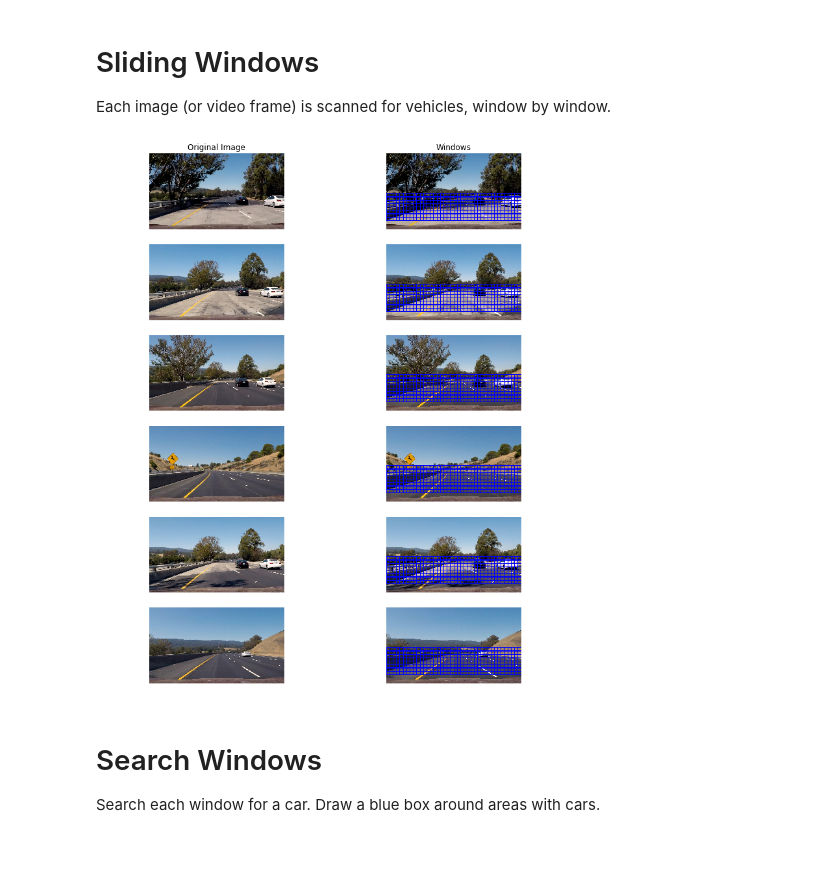
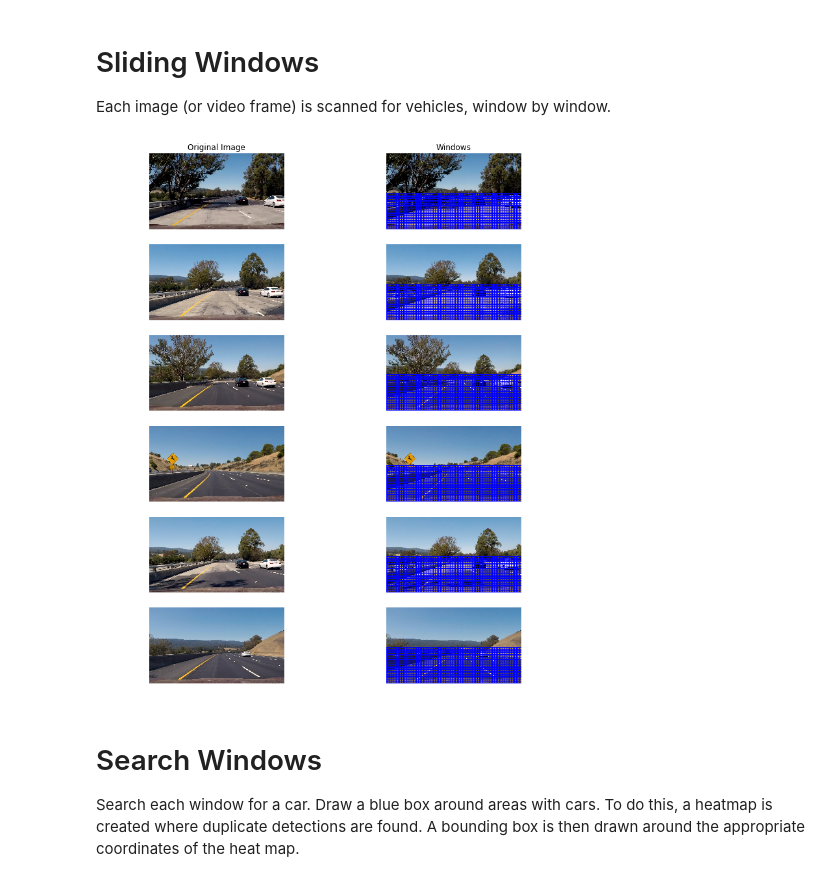
Before and after one commit to AryanJ-NYC/vehicle-detection, a Jupyter notebook: vehicle-detection.ipynb, the cells around one changed output. Drawn from its saved outputs; the diff is of its cells as text; code cells hidden in the pictures; blank space fills up the shorter version.

Commit message:
Increase window overlap to make bounding boxes more accurate

```diff
--- a/vehicle-detection.ipynb
+++ b/vehicle-detection.ipynb
@@ -210,7 +192,7 @@ For these 20 labels:  [ 0.  1.  0.  0.  1.  1.  0.  1.  1.  0.  1.  1.  1.  1.
 Each image (or video frame) is scanned for vehicles, window by window.
 # %%
 def slide_window(img, x_start_stop=[None, None], y_start_stop=[None, None],
-                    xy_window=(64, 64), xy_overlap=(0.5, 0.5)):
+                    xy_window=(64, 64), xy_overlap=(0.75, 0.75)):
     # If x and/or y start/stop positions not defined, set to image size
     if x_start_stop[0] == None:
         x_start_stop[0] = 0
@@ -259,27 +241,27 @@ def draw_boxes(img, bboxes, color=(0, 0, 255), thick=6):
         cv2.rectangle(imcopy, bbox[0], bbox[1], color, thick)
     # Return the image copy with boxes drawn
     return imcopy
-
-fig, axarr = plt.subplots(num_images, 2, figsize=(12, 15), sharey=True)
-axarr[0, 0].set_title('Original Image')
-axarr[0, 1].set_title('Windows')
-
-window_size = (64, 64)
-y_start_stop = [380, 650]
-# Show working sliding windows function
-for idx, image in enumerate(images):
-    windows = slide_window(image, y_start_stop=y_start_stop, xy_window=window_size)
-    windows_img = draw_boxes(image, windows)
-    axarr[idx, 0].imshow(image)
-    axarr[idx, 1].imshow(windows_img)
-    axarr[idx, 0].axis('off')
-    axarr[idx, 1].axis('off')
-plt.show()
-# %% [output]
-[figure, removed]
+# %%
+fig, axarr = plt.subplots(num_images, 2, figsize=(12, 15), sharey=True)
+axarr[0, 0].set_title('Original Image')
+axarr[0, 1].set_title('Windows')
+
+window_size = (64, 64)
+y_start_stop = [380, None]
+# Show working sliding windows function
+for idx, image in enumerate(images):
+    windows = slide_window(image, y_start_stop=y_start_stop, xy_window=window_size)
+    windows_img = draw_boxes(image, windows)
+    axarr[idx, 0].imshow(image)
+    axarr[idx, 1].imshow(windows_img)
+    axarr[idx, 0].axis('off')
+    axarr[idx, 1].axis('off')
+plt.show()
+# %% [output]
+[figure, added]
 # %% [markdown]
 # Search Windows
-Search each window for a car.  Draw a blue box around areas with cars.
+Search each window for a car.  Draw a blue box around areas with cars.  To do this, a heatmap is created where duplicate detections are found.  A bounding box is then drawn around the appropriate coordinates of the heat map.
 # %%
 # Define a function you will pass an image
 # and the list of windows to be searched (output of slide_windows())
```
Also changed, not shown: parts of 13 cells of this notebook.
